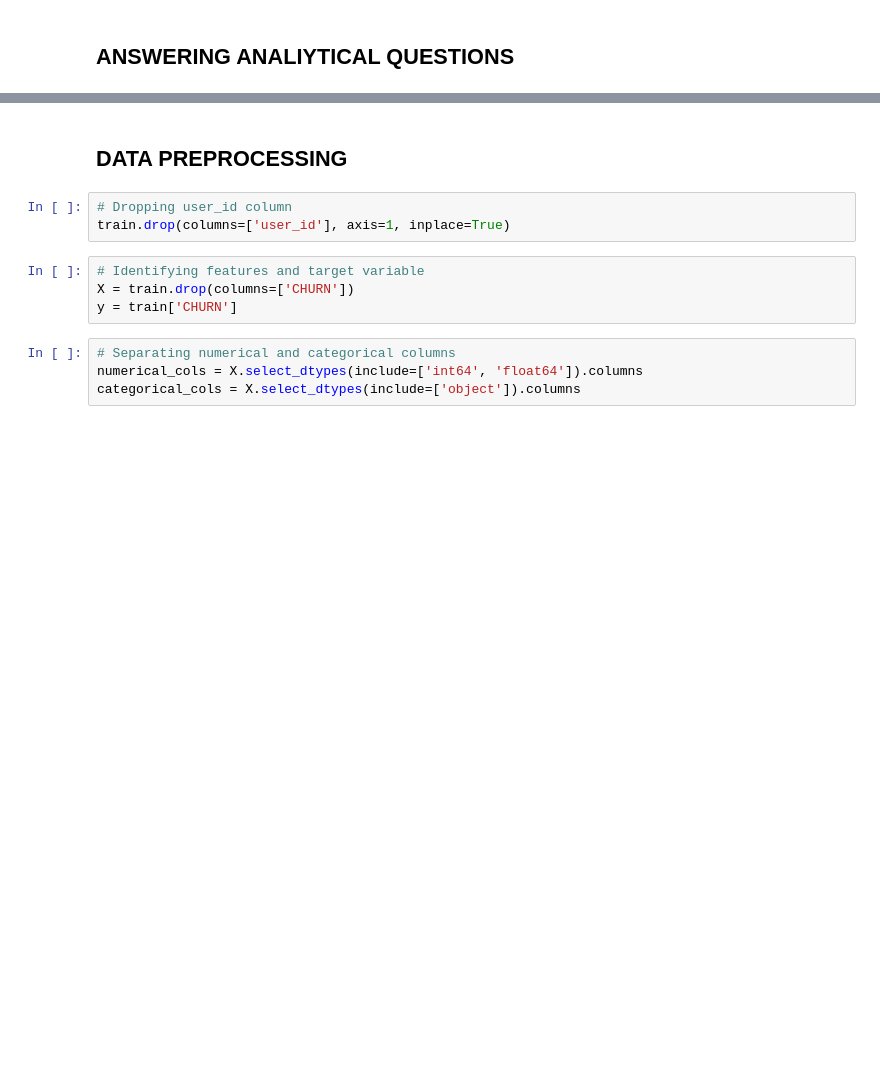
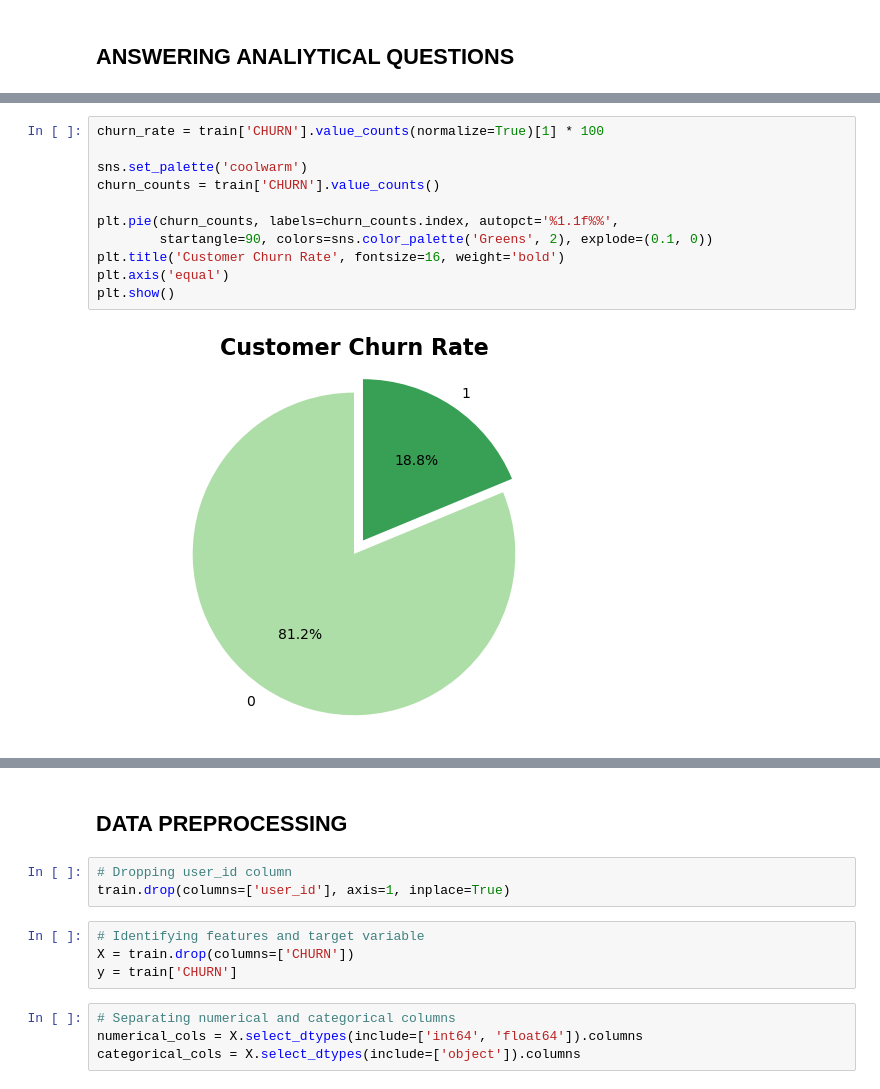
Before and after one commit to elishastanley/Customer-Churn-Prediction-Challenge-For-Azubian, a Jupyter notebook: Notebook/churn.ipynb, the cells around one changed output, grey strips where cells are left out. Cells and saved outputs as stored; diff of their text form; blank space fills up the shorter version.

```diff
--- a/Notebook/churn.ipynb
+++ b/Notebook/churn.ipynb
@@ -384,0 +469,13 @@ summary_statistics
+# %%
+churn_rate = train['CHURN'].value_counts(normalize=True)[1] * 100
+
+sns.set_palette('coolwarm')
+churn_counts = train['CHURN'].value_counts()
+
+plt.pie(churn_counts, labels=churn_counts.index, autopct='%1.1f%%',
+        startangle=90, colors=sns.color_palette('Greens', 2), explode=(0.1, 0))
+plt.title('Customer Churn Rate', fontsize=16, weight='bold')
+plt.axis('equal')
+plt.show()
+# %% [output]
+[figure, added]
```
Also changed, not shown: parts of 37 cells of this notebook, 4 other files.
